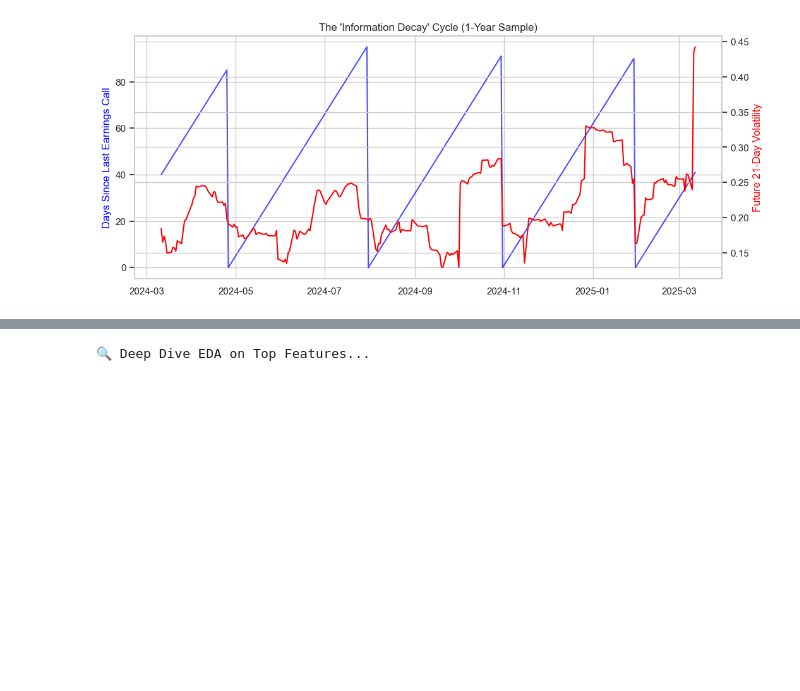
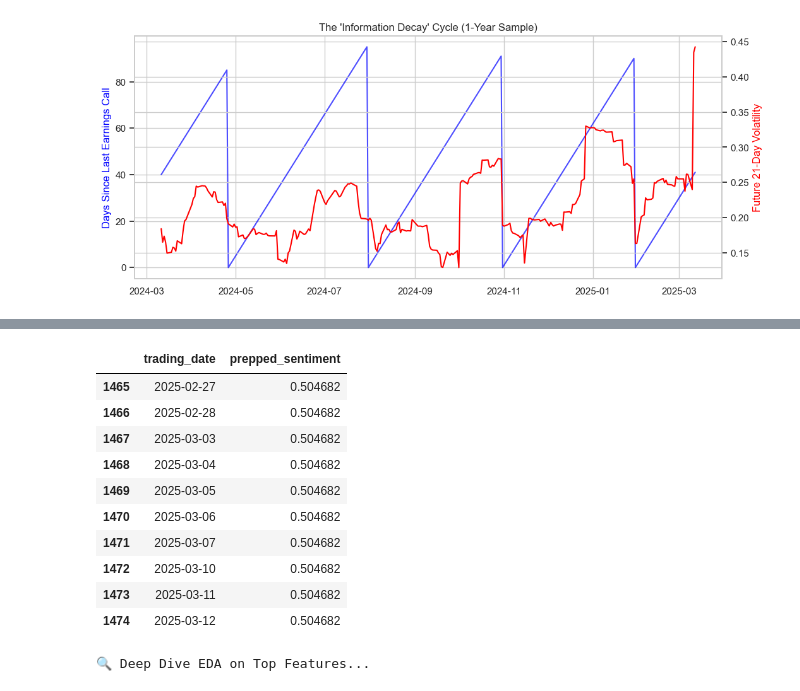
Before and after one commit to alaymajmudar97/Otpp_Analysis, a Jupyter notebook: eda_modeling.ipynb, the cells around one changed output, grey strips where cells are left out. Saved outputs shown, nothing was run; the diff lists cells and outputs as text; code cells hidden in the pictures; blank space fills up the shorter version.

```diff
--- a/eda_modeling.ipynb
+++ b/eda_modeling.ipynb
@@ -242,3 +207,17 @@ Generating Non-Linear Topographical Contour Map...
+# %%
+train_df.tail(10)[['trading_date','prepped_sentiment']]
+# %% [output]
+|  | trading_date | prepped_sentiment |
+| 1465 | 2025-02-27 | 0.504682 |
+| 1466 | 2025-02-28 | 0.504682 |
+| 1467 | 2025-03-03 | 0.504682 |
+| 1468 | 2025-03-04 | 0.504682 |
+| 1469 | 2025-03-05 | 0.504682 |
+| 1470 | 2025-03-06 | 0.504682 |
+| 1471 | 2025-03-07 | 0.504682 |
+| 1472 | 2025-03-10 | 0.504682 |
+| 1473 | 2025-03-11 | 0.504682 |
+| 1474 | 2025-03-12 | 0.504682 |
 # %%
 import matplotlib.pyplot as plt
 import seaborn as sns
```
Also changed, not shown: parts of 5 cells of this notebook, 16 other files.
